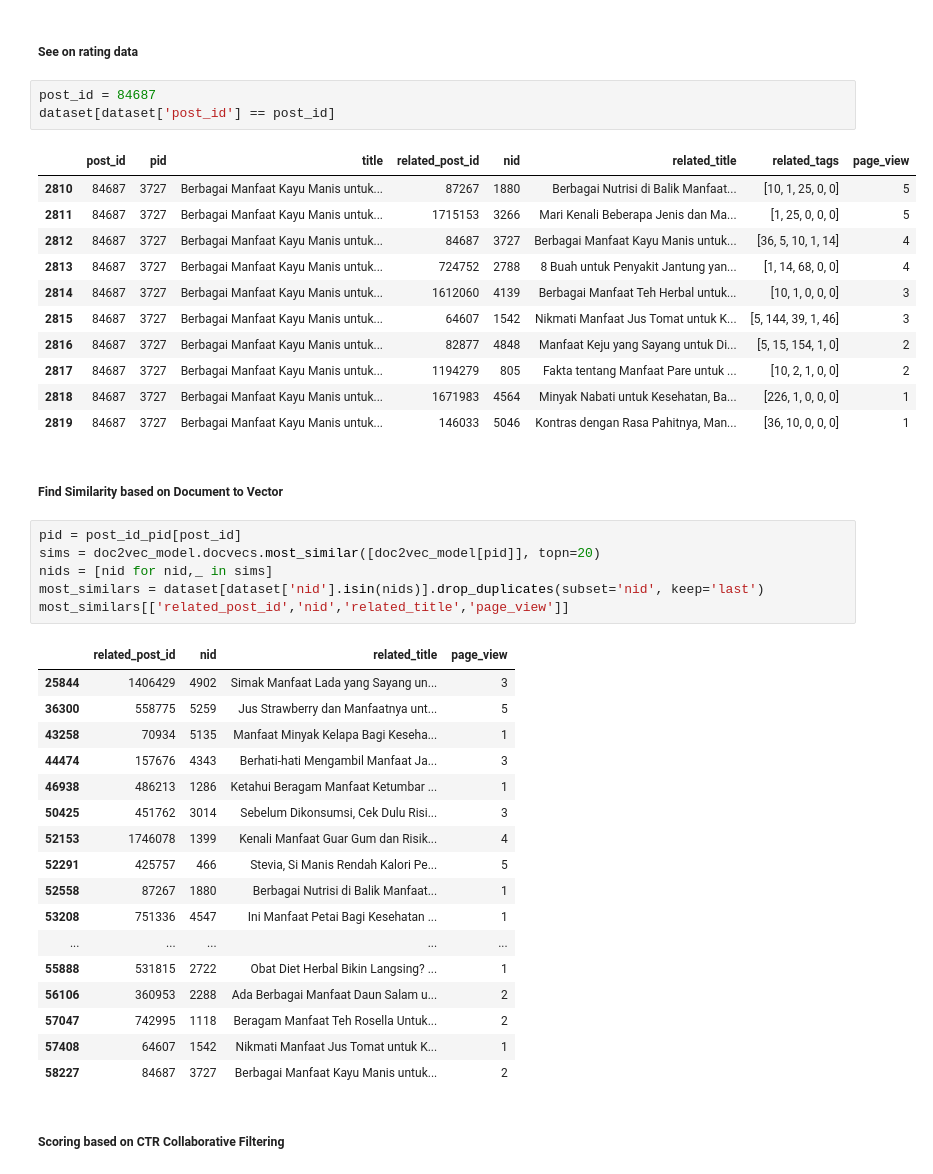
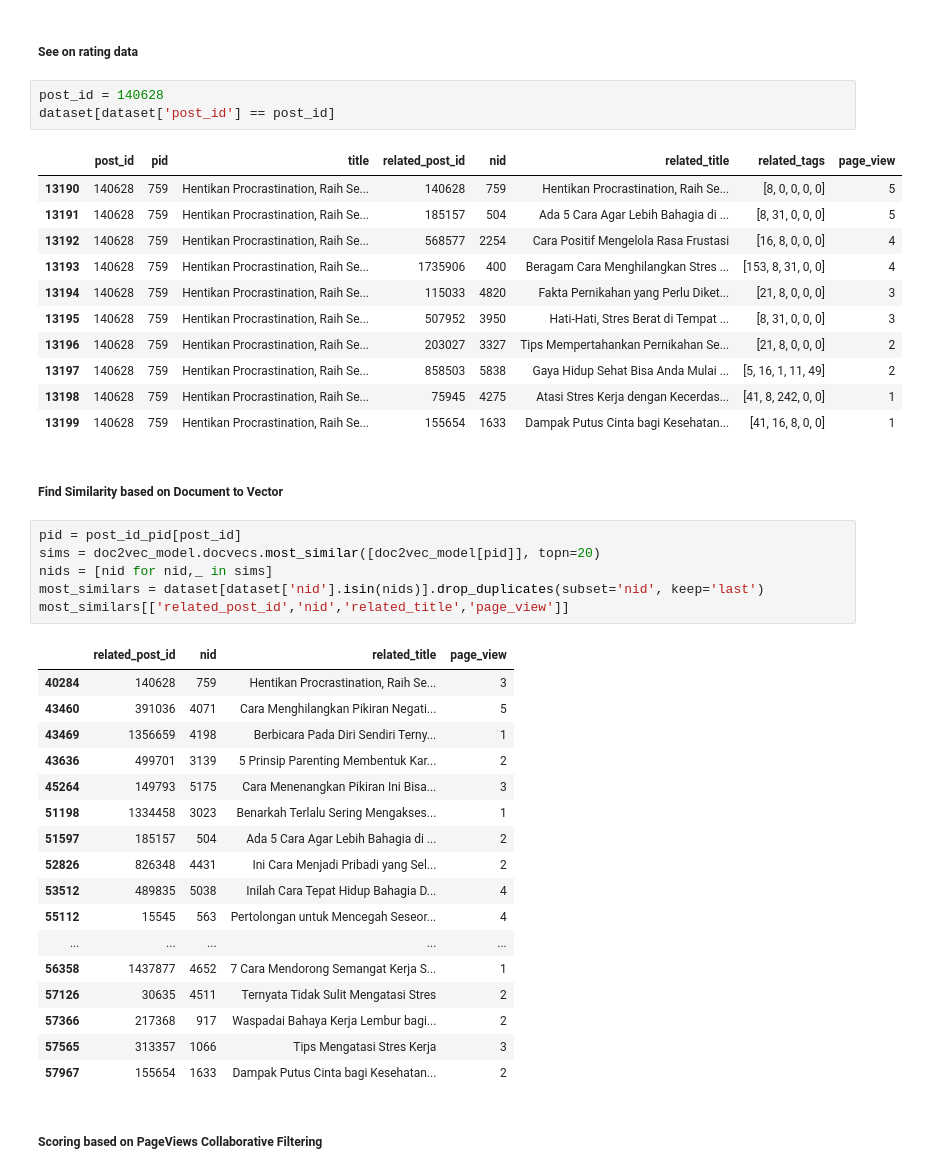
Before and after one commit to kadriansyah/notebook, a Jupyter notebook: alodokter-recommender/deep-fm-page-click.ipynb, the cells around one changed output. Cells and saved outputs as stored; diff of their text form.

```diff
--- a/alodokter-recommender/deep-fm-page-views.ipynb
+++ b/alodokter-recommender/deep-fm-page-click.ipynb
@@ -657,20 +652,20 @@ posts.sample(20)
 # %% [markdown]
 ##### See on rating data
 # %%
-post_id = 84687
+post_id = 140628
 dataset[dataset['post_id'] == post_id]
 # %% [output]
 |  | post_id | pid | title | related_post_id | nid | related_title | related_tags | page_view |
-| 2810 | 84687 | 3727 | Berbagai Manfaat Kayu Manis untuk... | 87267 | 1880 | Berbagai Nutrisi di Balik Manfaat... | [10, 1, 25, 0, 0] | 5 |
-| 2811 | 84687 | 3727 | Berbagai Manfaat Kayu Manis untuk... | 1715153 | 3266 | Mari Kenali Beberapa Jenis dan Ma... | [1, 25, 0, 0, 0] | 5 |
-| 2812 | 84687 | 3727 | Berbagai Manfaat Kayu Manis untuk... | 84687 | 3727 | Berbagai Manfaat Kayu Manis untuk... | [36, 5, 10, 1, 14] | 4 |
-| 2813 | 84687 | 3727 | Berbagai Manfaat Kayu Manis untuk... | 724752 | 2788 | 8 Buah untuk Penyakit Jantung yan... | [1, 14, 68, 0, 0] | 4 |
-| 2814 | 84687 | 3727 | Berbagai Manfaat Kayu Manis untuk... | 1612060 | 4139 | Berbagai Manfaat Teh Herbal untuk... | [10, 1, 0, 0, 0] | 3 |
-| 2815 | 84687 | 3727 | Berbagai Manfaat Kayu Manis untuk... | 64607 | 1542 | Nikmati Manfaat Jus Tomat untuk K... | [5, 144, 39, 1, 46] | 3 |
-| 2816 | 84687 | 3727 | Berbagai Manfaat Kayu Manis untuk... | 82877 | 4848 | Manfaat Keju yang Sayang untuk Di... | [5, 15, 154, 1, 0] | 2 |
-| 2817 | 84687 | 3727 | Berbagai Manfaat Kayu Manis untuk... | 1194279 | 805 | Fakta tentang Manfaat Pare untuk ... | [10, 2, 1, 0, 0] | 2 |
-| 2818 | 84687 | 3727 | Berbagai Manfaat Kayu Manis untuk... | 1671983 | 4564 | Minyak Nabati untuk Kesehatan, Ba... | [226, 1, 0, 0, 0] | 1 |
-| 2819 | 84687 | 3727 | Berbagai Manfaat Kayu Manis untuk... | 146033 | 5046 | Kontras dengan Rasa Pahitnya, Man... | [36, 10, 0, 0, 0] | 1 |
+| 13190 | 140628 | 759 | Hentikan Procrastination, Raih Se... | 140628 | 759 | Hentikan Procrastination, Raih Se... | [8, 0, 0, 0, 0] | 5 |
+| 13191 | 140628 | 759 | Hentikan Procrastination, Raih Se... | 185157 | 504 | Ada 5 Cara Agar Lebih Bahagia di ... | [8, 31, 0, 0, 0] | 5 |
+| 13192 | 140628 | 759 | Hentikan Procrastination, Raih Se... | 568577 | 2254 | Cara Positif Mengelola Rasa Frustasi | [16, 8, 0, 0, 0] | 4 |
+| 13193 | 140628 | 759 | Hentikan Procrastination, Raih Se... | 1735906 | 400 | Beragam Cara Menghilangkan Stres ... | [153, 8, 31, 0, 0] | 4 |
+| 13194 | 140628 | 759 | Hentikan Procrastination, Raih Se... | 115033 | 4820 | Fakta Pernikahan yang Perlu Diket... | [21, 8, 0, 0, 0] | 3 |
+| 13195 | 140628 | 759 | Hentikan Procrastination, Raih Se... | 507952 | 3950 | Hati-Hati, Stres Berat di Tempat ... | [8, 31, 0, 0, 0] | 3 |
+| 13196 | 140628 | 759 | Hentikan Procrastination, Raih Se... | 203027 | 3327 | Tips Mempertahankan Pernikahan Se... | [21, 8, 0, 0, 0] | 2 |
+| 13197 | 140628 | 759 | Hentikan Procrastination, Raih Se... | 858503 | 5838 | Gaya Hidup Sehat Bisa Anda Mulai ... | [5, 16, 1, 11, 49] | 2 |
+| 13198 | 140628 | 759 | Hentikan Procrastination, Raih Se... | 75945 | 4275 | Atasi Stres Kerja dengan Kecerdas... | [41, 8, 242, 0, 0] | 1 |
+| 13199 | 140628 | 759 | Hentikan Procrastination, Raih Se... | 155654 | 1633 | Dampak Putus Cinta bagi Kesehatan... | [41, 16, 8, 0, 0] | 1 |
 # %% [markdown]
 ##### Find Similarity based on Document to Vector
 # %%
@@ -681,24 +676,24 @@ most_similars = dataset[dataset['nid'].isin(nids)].drop_duplicates(subset='nid',
 most_similars[['related_post_id','nid','related_title','page_view']]
 # %% [output]
 |  | related_post_id | nid | related_title | page_view |
-| 25844 | 1406429 | 4902 | Simak Manfaat Lada yang Sayang un... | 3 |
-| 36300 | 558775 | 5259 | Jus Strawberry dan Manfaatnya unt... | 5 |
-| 43258 | 70934 | 5135 | Manfaat Minyak Kelapa Bagi Keseha... | 1 |
-| 44474 | 157676 | 4343 | Berhati-hati Mengambil Manfaat Ja... | 3 |
-| 46938 | 486213 | 1286 | Ketahui Beragam Manfaat Ketumbar ... | 1 |
-| 50425 | 451762 | 3014 | Sebelum Dikonsumsi, Cek Dulu Risi... | 3 |
-| 52153 | 1746078 | 1399 | Kenali Manfaat Guar Gum dan Risik... | 4 |
-| 52291 | 425757 | 466 | Stevia, Si Manis Rendah Kalori Pe... | 5 |
-| 52558 | 87267 | 1880 | Berbagai Nutrisi di Balik Manfaat... | 1 |
-| 53208 | 751336 | 4547 | Ini Manfaat Petai Bagi Kesehatan ... | 1 |
+| 40284 | 140628 | 759 | Hentikan Procrastination, Raih Se... | 3 |
+| 43460 | 391036 | 4071 | Cara Menghilangkan Pikiran Negati... | 5 |
+| 43469 | 1356659 | 4198 | Berbicara Pada Diri Sendiri Terny... | 1 |
+| 43636 | 499701 | 3139 | 5 Prinsip Parenting Membentuk Kar... | 2 |
+| 45264 | 149793 | 5175 | Cara Menenangkan Pikiran Ini Bisa... | 3 |
+| 51198 | 1334458 | 3023 | Benarkah Terlalu Sering Mengakses... | 1 |
+| 51597 | 185157 | 504 | Ada 5 Cara Agar Lebih Bahagia di ... | 2 |
+| 52826 | 826348 | 4431 | Ini Cara Menjadi Pribadi yang Sel... | 2 |
+| 53512 | 489835 | 5038 | Inilah Cara Tepat Hidup Bahagia D... | 4 |
+| 55112 | 15545 | 563 | Pertolongan untuk Mencegah Seseor... | 4 |
 | ... | ... | ... | ... | ... |
-| 55888 | 531815 | 2722 | Obat Diet Herbal Bikin Langsing? ... | 1 |
-| 56106 | 360953 | 2288 | Ada Berbagai Manfaat Daun Salam u... | 2 |
-| 57047 | 742995 | 1118 | Beragam Manfaat Teh Rosella Untuk... | 2 |
-| 57408 | 64607 | 1542 | Nikmati Manfaat Jus Tomat untuk K... | 1 |
-| 58227 | 84687 | 3727 | Berbagai Manfaat Kayu Manis untuk... | 2 |
+| 56358 | 1437877 | 4652 | 7 Cara Mendorong Semangat Kerja S... | 1 |
+| 57126 | 30635 | 4511 | Ternyata Tidak Sulit Mengatasi Stres | 2 |
+| 57366 | 217368 | 917 | Waspadai Bahaya Kerja Lembur bagi... | 2 |
+| 57565 | 313357 | 1066 | Tips Mengatasi Stres Kerja | 3 |
+| 57967 | 155654 | 1633 | Dampak Putus Cinta bagi Kesehatan... | 2 |
 # %% [markdown]
-##### Scoring based on CTR Collaborative Filtering
+##### Scoring based on PageViews Collaborative Filtering
 # %%
 # Creating dataset for making recommendations
 nids = most_similars.nid.values
```
Also changed, not shown: parts of 11 cells of this notebook.
